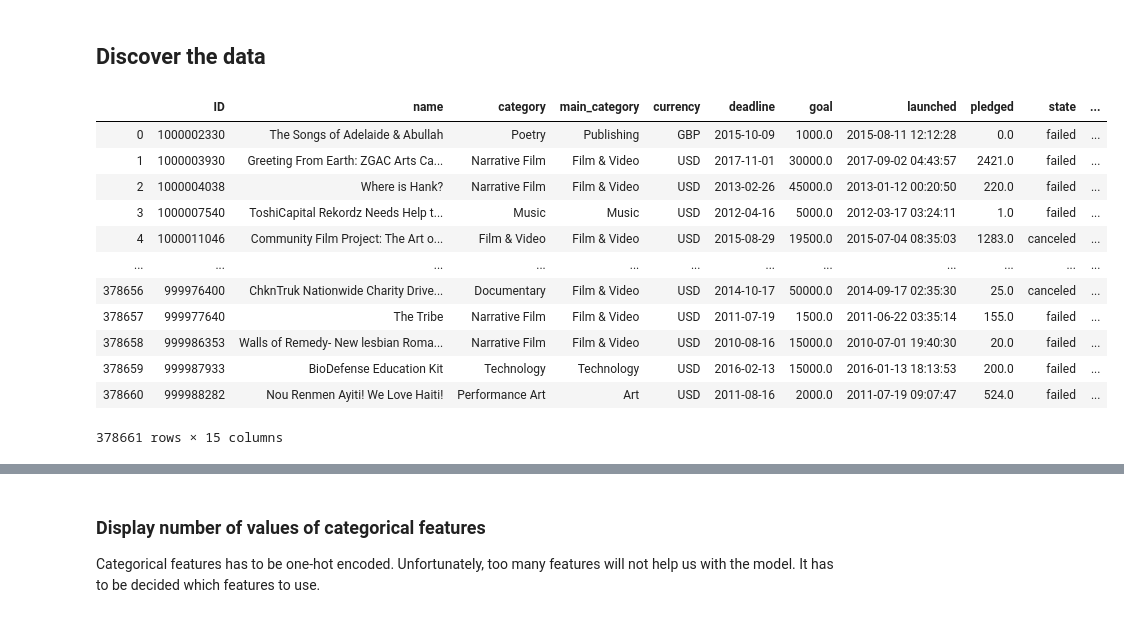
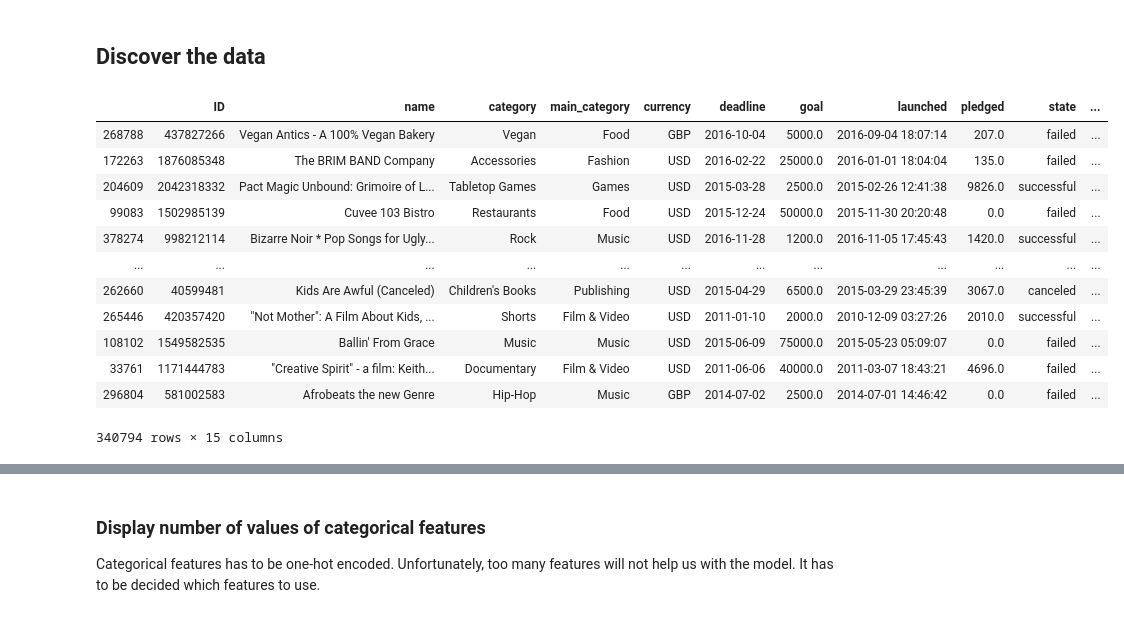
Before and after one commit to VladiGGeorgiev/ml-playground, a Jupyter notebook: ml/kickstarter_project.ipynb, the cells around one changed output, grey strips where cells are left out. Drawn from its saved outputs; the diff is of its cells as text; code cells hidden in the pictures.

```diff
--- a/ml/kickstarter_project.ipynb
+++ b/ml/kickstarter_project.ipynb
@@ -21,20 +61,19 @@ Splitting the data into train and test data. For Validation it will be used cros
 # %% [markdown]
 ## Discover the data
-# %%
-data = pd.read_csv('data/ks-projects-201801.csv')
-data
-# %% [output]
-|  | ID | name | category | main_category | currency | deadline | goal | launched | pledged | state | ... |
-| 0 | 1000002330 | The Songs of Adelaide & Abullah | Poetry | Publishing | GBP | 2015-10-09 | 1000.0 | 2015-08-11 12:12:28 | 0.0 | failed | ... |
-| 1 | 1000003930 | Greeting From Earth: ZGAC Arts Ca... | Narrative Film | Film & Video | USD | 2017-11-01 | 30000.0 | 2017-09-02 04:43:57 | 2421.0 | failed | ... |
-| 2 | 1000004038 | Where is Hank? | Narrative Film | Film & Video | USD | 2013-02-26 | 45000.0 | 2013-01-12 00:20:50 | 220.0 | failed | ... |
-| 3 | 1000007540 | ToshiCapital Rekordz Needs Help t... | Music | Music | USD | 2012-04-16 | 5000.0 | 2012-03-17 03:24:11 | 1.0 | failed | ... |
-| 4 | 1000011046 | Community Film Project: The Art o... | Film & Video | Film & Video | USD | 2015-08-29 | 19500.0 | 2015-07-04 08:35:03 | 1283.0 | canceled | ... |
-| ... | ... | ... | ... | ... | ... | ... | ... | ... | ... | ... | ... |
-| 378656 | 999976400 | ChknTruk Nationwide Charity Drive... | Documentary | Film & Video | USD | 2014-10-17 | 50000.0 | 2014-09-17 02:35:30 | 25.0 | canceled | ... |
-| 378657 | 999977640 | The Tribe | Narrative Film | Film & Video | USD | 2011-07-19 | 1500.0 | 2011-06-22 03:35:14 | 155.0 | failed | ... |
-| 378658 | 999986353 | Walls of Remedy- New lesbian Roma... | Narrative Film | Film & Video | USD | 2010-08-16 | 15000.0 | 2010-07-01 19:40:30 | 20.0 | failed | ... |
-| 378659 | 999987933 | BioDefense Education Kit | Technology | Technology | USD | 2016-02-13 | 15000.0 | 2016-01-13 18:13:53 | 200.0 | failed | ... |
-| 378660 | 999988282 | Nou Renmen Ayiti! We Love Haiti! | Performance Art | Art | USD | 2011-08-16 | 2000.0 | 2011-07-19 09:07:47 | 524.0 | failed | ... |
-378661 rows × 15 columns
+# %%
+data_train
+# %% [output]
+|  | ID | name | category | main_category | currency | deadline | goal | launched | pledged | state | ... |
+| 268788 | 437827266 | Vegan Antics - A 100% Vegan Bakery | Vegan | Food | GBP | 2016-10-04 | 5000.0 | 2016-09-04 18:07:14 | 207.0 | failed | ... |
+| 172263 | 1876085348 | The BRIM BAND Company | Accessories | Fashion | USD | 2016-02-22 | 25000.0 | 2016-01-01 18:04:04 | 135.0 | failed | ... |
+| 204609 | 2042318332 | Pact Magic Unbound: Grimoire of L... | Tabletop Games | Games | USD | 2015-03-28 | 2500.0 | 2015-02-26 12:41:38 | 9826.0 | successful | ... |
+| 99083 | 1502985139 | Cuvee 103 Bistro | Restaurants | Food | USD | 2015-12-24 | 50000.0 | 2015-11-30 20:20:48 | 0.0 | failed | ... |
+| 378274 | 998212114 | Bizarre Noir * Pop Songs for Ugly... | Rock | Music | USD | 2016-11-28 | 1200.0 | 2016-11-05 17:45:43 | 1420.0 | successful | ... |
+| ... | ... | ... | ... | ... | ... | ... | ... | ... | ... | ... | ... |
+| 262660 | 40599481 | Kids Are Awful (Canceled) | Children's Books | Publishing | USD | 2015-04-29 | 6500.0 | 2015-03-29 23:45:39 | 3067.0 | canceled | ... |
+| 265446 | 420357420 | "Not Mother": A Film About Kids, ... | Shorts | Film & Video | USD | 2011-01-10 | 2000.0 | 2010-12-09 03:27:26 | 2010.0 | successful | ... |
+| 108102 | 1549582535 | Ballin' From Grace | Music | Music | USD | 2015-06-09 | 75000.0 | 2015-05-23 05:09:07 | 0.0 | failed | ... |
+| 33761 | 1171444783 | "Creative Spirit" - a film: Keith... | Documentary | Film & Video | USD | 2011-06-06 | 40000.0 | 2011-03-07 18:43:21 | 4696.0 | failed | ... |
+| 296804 | 581002583 | Afrobeats the new Genre | Hip-Hop | Music | GBP | 2014-07-02 | 2500.0 | 2014-07-01 14:46:42 | 0.0 | failed | ... |
+340794 rows × 15 columns
 # %%
```
Also changed, not shown: parts of 11 cells of this notebook.
